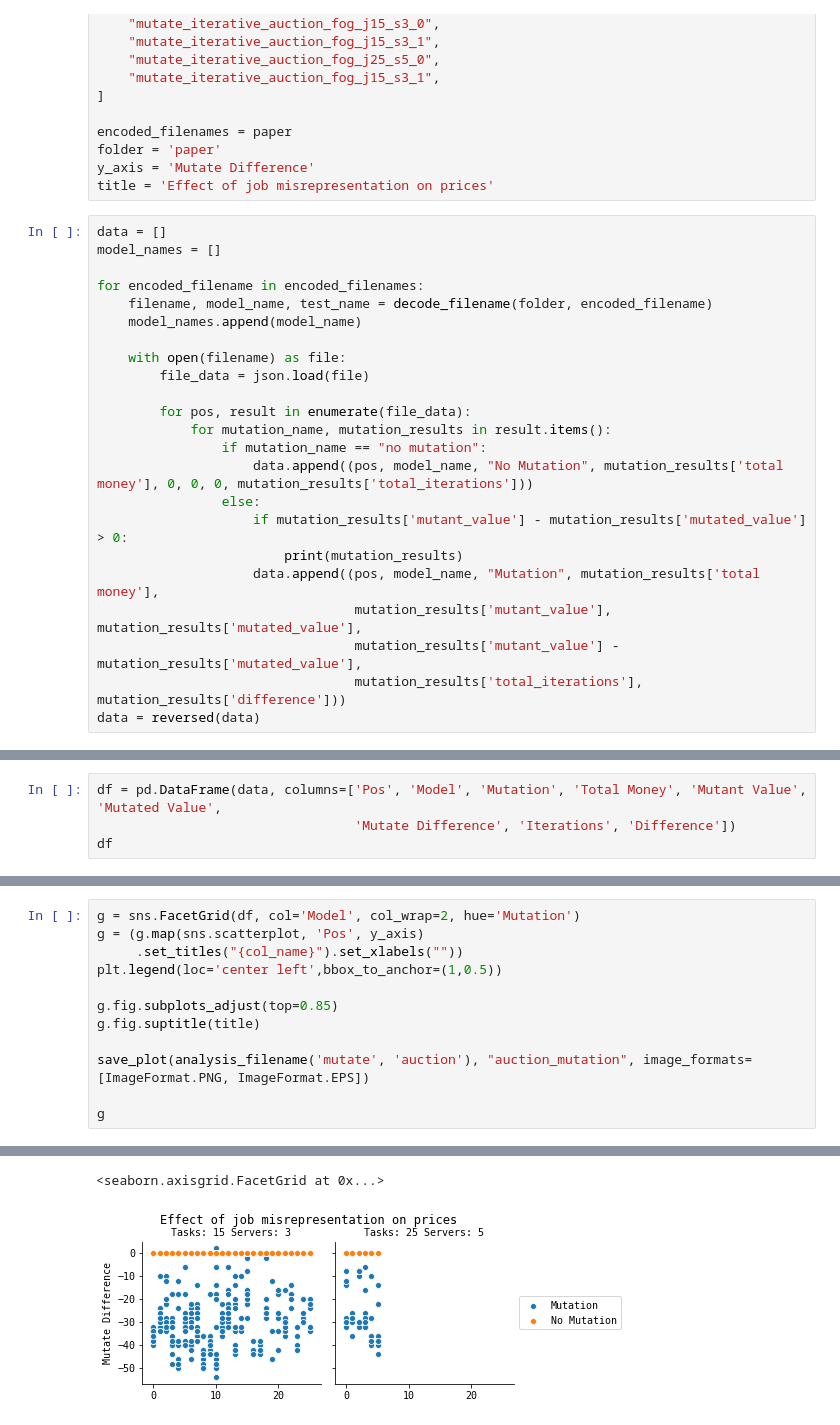
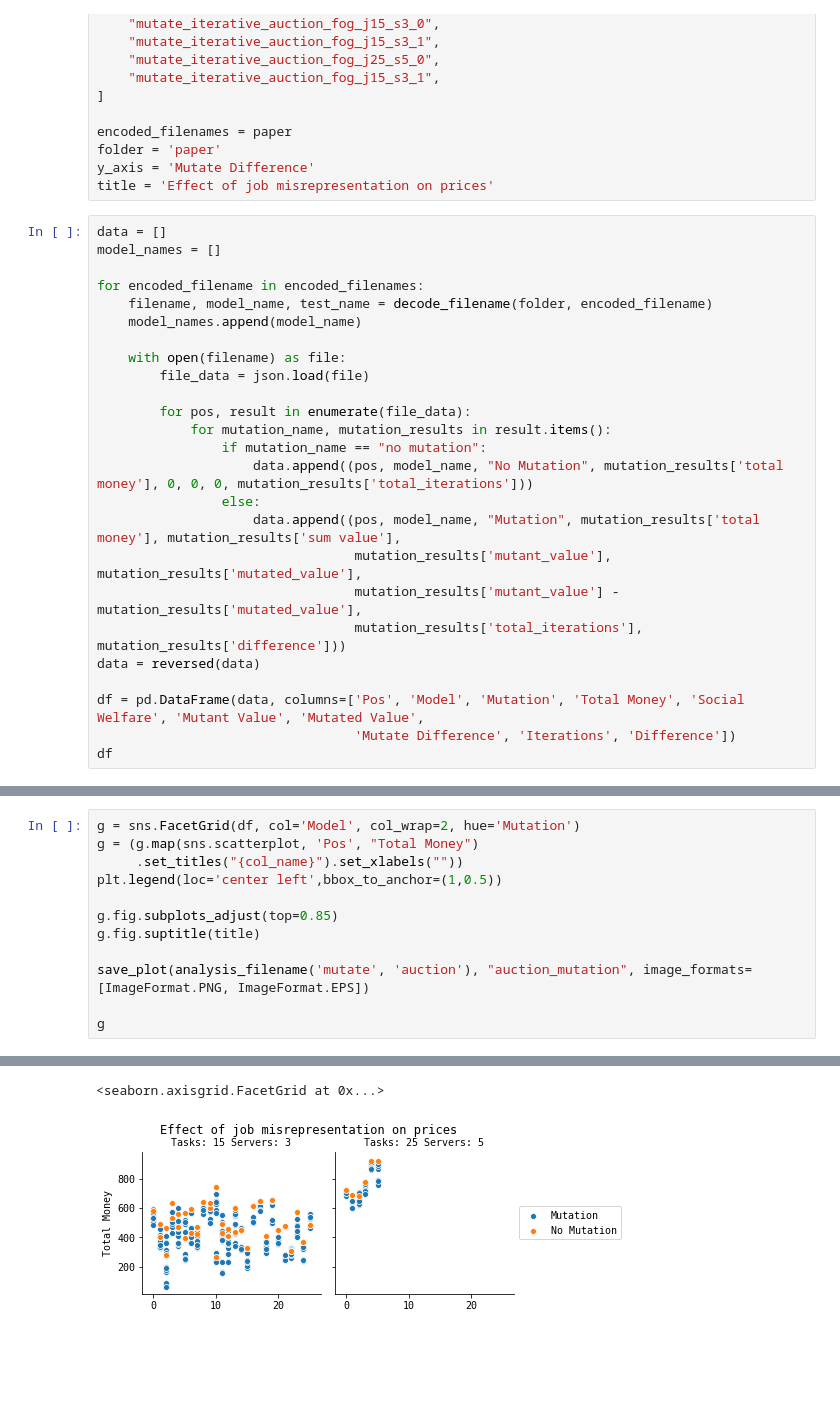
Before and after one commit to pseudo-rnd-thoughts/Elastic-Resource-Allocation, a Jupyter notebook: testing/analysis/auction_mutation_analysis.ipynb, the cells around one changed output, grey strips where cells are left out. Saved outputs shown, nothing was run; the diff lists cells and outputs as text; blank space fills up the shorter version.

```diff
--- a/testing/analysis/auction_mutation_analysis.ipynb
+++ b/testing/analysis/auction_mutation_analysis.ipynb
@@ -57,11 +57,13 @@ for encoded_filename in encoded_filenames:
                 if mutation_name == "no mutation":
                     data.append((pos, model_name, "No Mutation", mutation_results['total money'], 0, 0, 0, mutation_results['total_iterations']))
                 else:
-                    if mutation_results['mutant_value'] - mutation_results['mutated_value'] > 0:
-                        print(mutation_results)
-                    data.append((pos, model_name, "Mutation", mutation_results['total money'],
+                    data.append((pos, model_name, "Mutation", mutation_results['total money'], mutation_results['sum value'],
                                  mutation_results['mutant_value'], mutation_results['mutated_value'],
                                  mutation_results['mutant_value'] - mutation_results['mutated_value'],
                                  mutation_results['total_iterations'], mutation_results['difference']))
 data = reversed(data)
+
+df = pd.DataFrame(data, columns=['Pos', 'Model', 'Mutation', 'Total Money', 'Social Welfare', 'Mutant Value', 'Mutated Value',
+                                 'Mutate Difference', 'Iterations', 'Difference'])
+df
 # %% [output]
@@ -69,4 +82,0 @@ data = reversed(data)
-# %%
-df = pd.DataFrame(data, columns=['Pos', 'Model', 'Mutation', 'Total Money', 'Mutant Value', 'Mutated Value',
-                                 'Mutate Difference', 'Iterations', 'Difference'])
-df
@@ -92,21 +85,21 @@ df[df['Mutate Difference'] > 0]
 # %%
 g = sns.FacetGrid(df, col='Model', col_wrap=2, hue='Mutation')
-g = (g.map(sns.scatterplot, 'Pos', y_axis)
+g = (g.map(sns.scatterplot, 'Pos', "Total Money")
      .set_titles("{col_name}").set_xlabels(""))
 plt.legend(loc='center left',bbox_to_anchor=(1,0.5))
 
 g.fig.subplots_adjust(top=0.85)
 g.fig.suptitle(title)
 
 save_plot(analysis_filename('mutate', 'auction'), "auction_mutation", image_formats=[ImageFormat.PNG, ImageFormat.EPS])
 
 g
 # %% [output]
 Save file location: ../figures/auction_mutation/png/mutate_auction.png
 The PostScript backend does not support transparency; partially transparent artists will be rendered opaque.
 The PostScript backend does not support transparency; partially transparent artists will be rendered opaque.
 Save file location: ../figures/auction_mutation/eps/mutate_auction.eps
 The PostScript backend does not support transparency; partially transparent artists will be rendered opaque.
 The PostScript backend does not support transparency; partially transparent artists will be rendered opaque.
 <seaborn.axisgrid.FacetGrid at 0x...>
-[figure, old version]
+[figure, new version]
```
Also changed, not shown: parts of 5 cells of this notebook, 10 other files.
